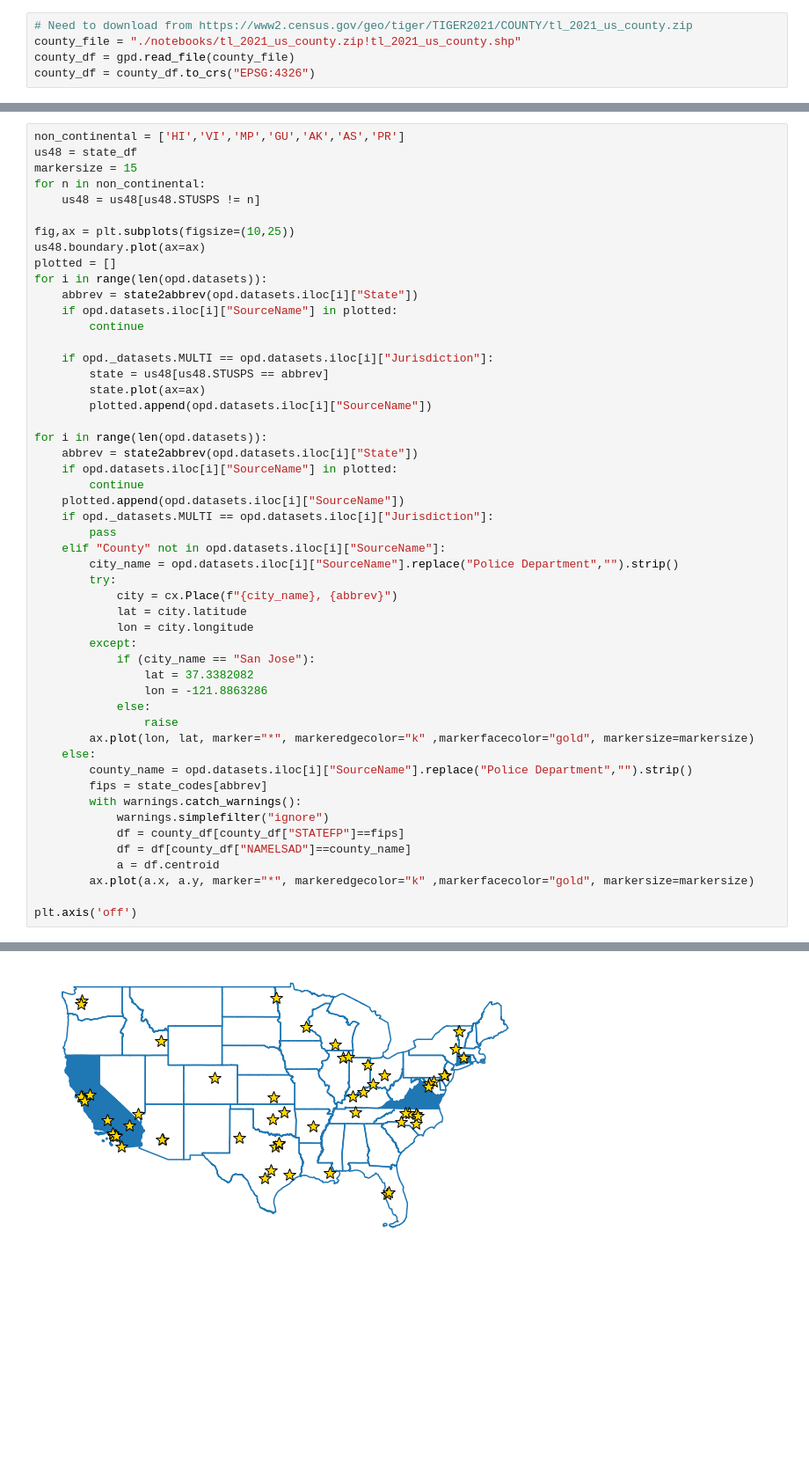
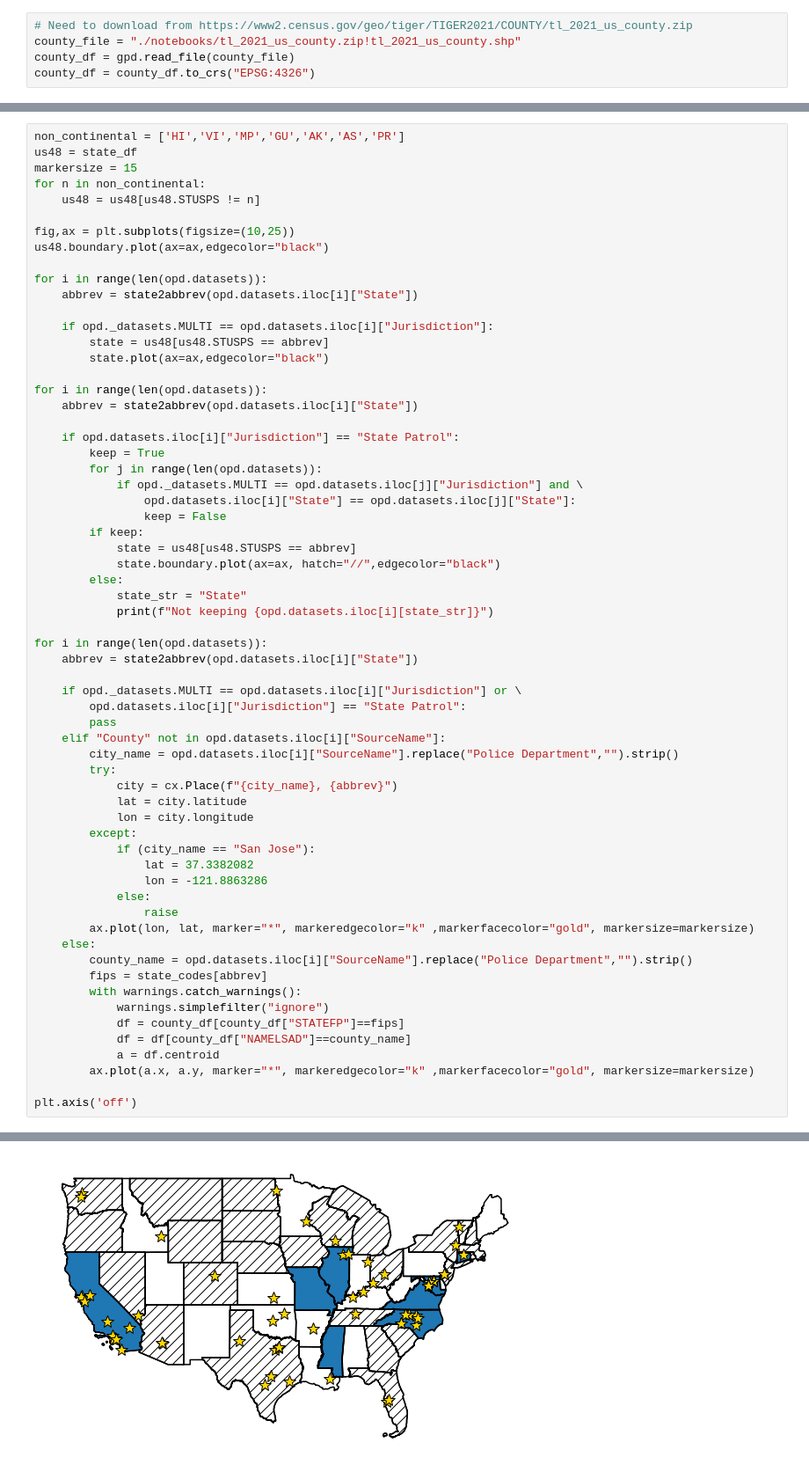
Before and after one commit to openpolicedata/openpolicedata, a Jupyter notebook: notebooks/gen_sources_map.ipynb, the cells around one changed output, grey strips where cells are left out. Shown at 88% size. Drawn from its saved outputs; the diff is of its cells as text; blank space fills up the shorter version.

```diff
--- a/notebooks/gen_sources_map.ipynb
+++ b/notebooks/gen_sources_map.ipynb
@@ -107,24 +121,36 @@ for n in non_continental:
     us48 = us48[us48.STUSPS != n]
 
 fig,ax = plt.subplots(figsize=(10,25))
-us48.boundary.plot(ax=ax)
-plotted = []
+us48.boundary.plot(ax=ax,edgecolor="black")
+
 for i in range(len(opd.datasets)):
     abbrev = state2abbrev(opd.datasets.iloc[i]["State"])
-    if opd.datasets.iloc[i]["SourceName"] in plotted:
-        continue
 
     if opd._datasets.MULTI == opd.datasets.iloc[i]["Jurisdiction"]:
         state = us48[us48.STUSPS == abbrev]
-        state.plot(ax=ax)
-        plotted.append(opd.datasets.iloc[i]["SourceName"])
+        state.plot(ax=ax,edgecolor="black")
 
 for i in range(len(opd.datasets)):
     abbrev = state2abbrev(opd.datasets.iloc[i]["State"])
-    if opd.datasets.iloc[i]["SourceName"] in plotted:
-        continue
-    plotted.append(opd.datasets.iloc[i]["SourceName"])
-    if opd._datasets.MULTI == opd.datasets.iloc[i]["Jurisdiction"]:
+
+    if opd.datasets.iloc[i]["Jurisdiction"] == "State Patrol":
+        keep = True
+        for j in range(len(opd.datasets)):
+            if opd._datasets.MULTI == opd.datasets.iloc[j]["Jurisdiction"] and \
+                opd.datasets.iloc[i]["State"] == opd.datasets.iloc[j]["State"]:
+                keep = False
+        if keep:
+            state = us48[us48.STUSPS == abbrev]
+            state.boundary.plot(ax=ax, hatch="//",edgecolor="black")
+        else:
+            state_str = "State"
+            print(f"Not keeping {opd.datasets.iloc[i][state_str]}")
+
+for i in range(len(opd.datasets)):
+    abbrev = state2abbrev(opd.datasets.iloc[i]["State"])
+
+    if opd._datasets.MULTI == opd.datasets.iloc[i]["Jurisdiction"] or \
+        opd.datasets.iloc[i]["Jurisdiction"] == "State Patrol":
         pass
     elif "County" not in opd.datasets.iloc[i]["SourceName"]:
         city_name = opd.datasets.iloc[i]["SourceName"].replace("Police Department","").strip()
@@ -155 +183 @@ plt.axis('off')
-[figure, old version]
+[figure, new version]
```
Also changed, not shown: parts of 2 cells of this notebook.
